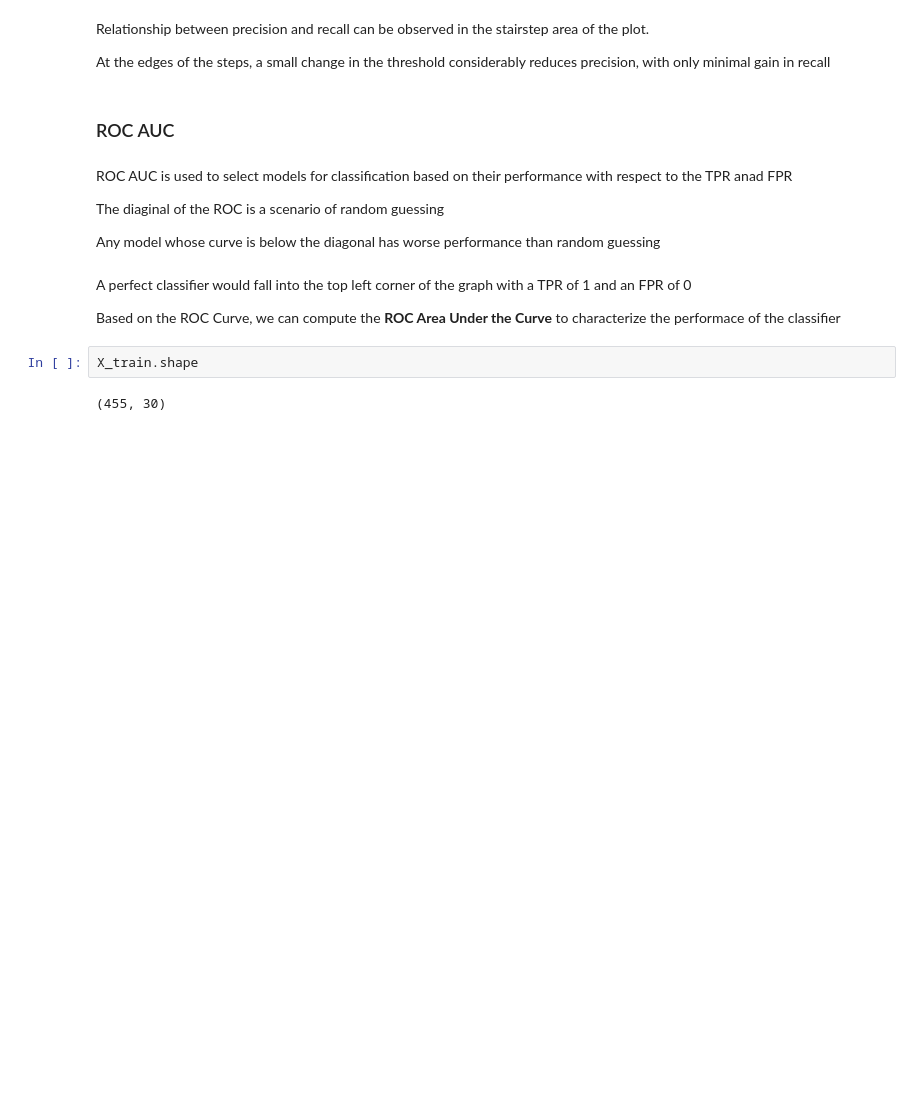
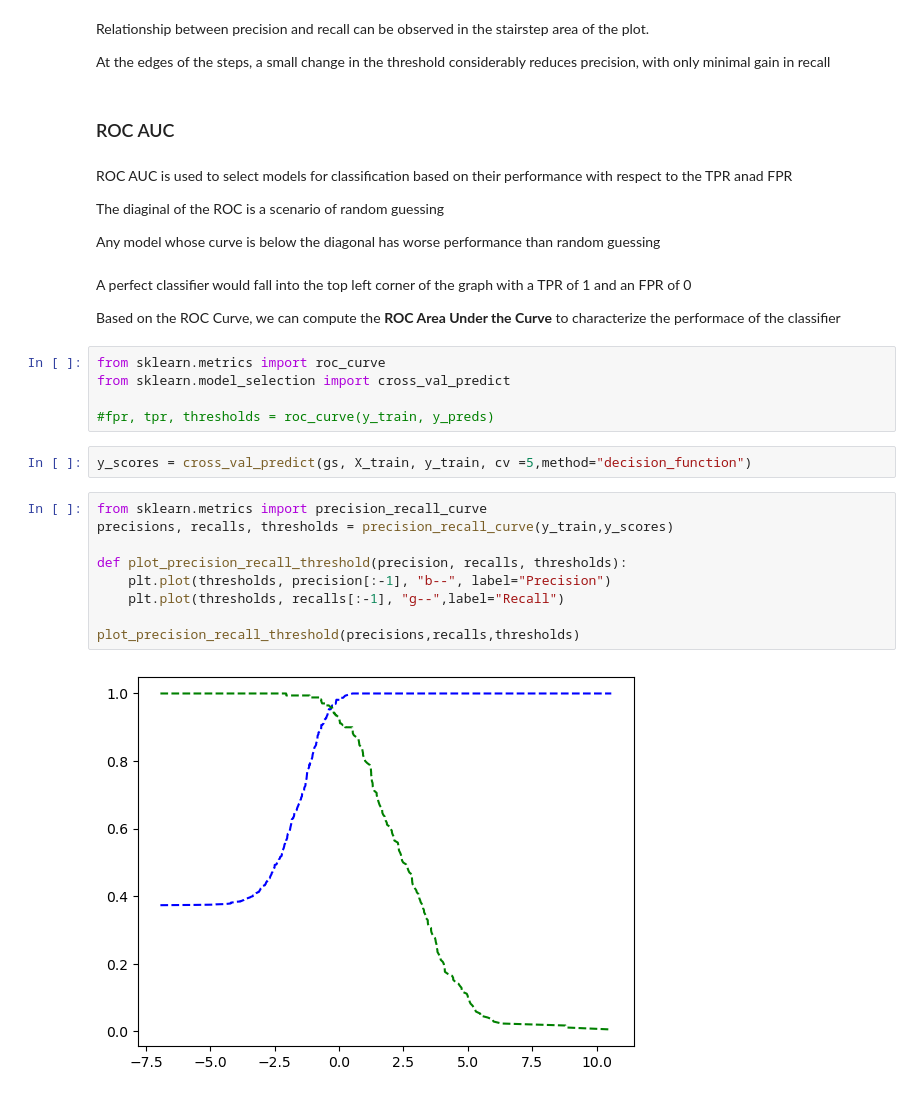
Before and after one commit to FRANKSADWAR/Brazil_Ecommerce, a Jupyter notebook: Supervised Learning Premier.ipynb, the cells around one changed output. Drawn from its saved outputs; the diff is of its cells as text; blank space fills up the shorter version.

```diff
--- a/Supervised Learning Premier.ipynb
+++ b/Supervised Learning Premier.ipynb
@@ -748,7 +748,21 @@ with respect to the TPR anad FPR </p>
 <p> A perfect classifier would fall into the top left corner of the graph with a TPR of 1 and an FPR of 0 </p>
 
 <p> Based on the ROC Curve, we can compute the <strong>ROC Area Under the Curve</strong> to characterize the performace of the classifier </p>
-# %%
-X_train.shape
-# %% [output]
-(455, 30)
+# %%
+from sklearn.metrics import roc_curve
+from sklearn.model_selection import cross_val_predict
+
+#fpr, tpr, thresholds = roc_curve(y_train, y_preds)
+# %%
+y_scores = cross_val_predict(gs, X_train, y_train, cv =5,method="decision_function")
+# %%
+from sklearn.metrics import precision_recall_curve
+precisions, recalls, thresholds = precision_recall_curve(y_train,y_scores)
+
+def plot_precision_recall_threshold(precision, recalls, thresholds):
+    plt.plot(thresholds, precision[:-1], "b--", label="Precision")
+    plt.plot(thresholds, recalls[:-1], "g--",label="Recall")
+
+plot_precision_recall_threshold(precisions,recalls,thresholds)
+# %% [output]
+[figure, added]
```
Also changed, not shown: parts of 1 cell of this notebook.
